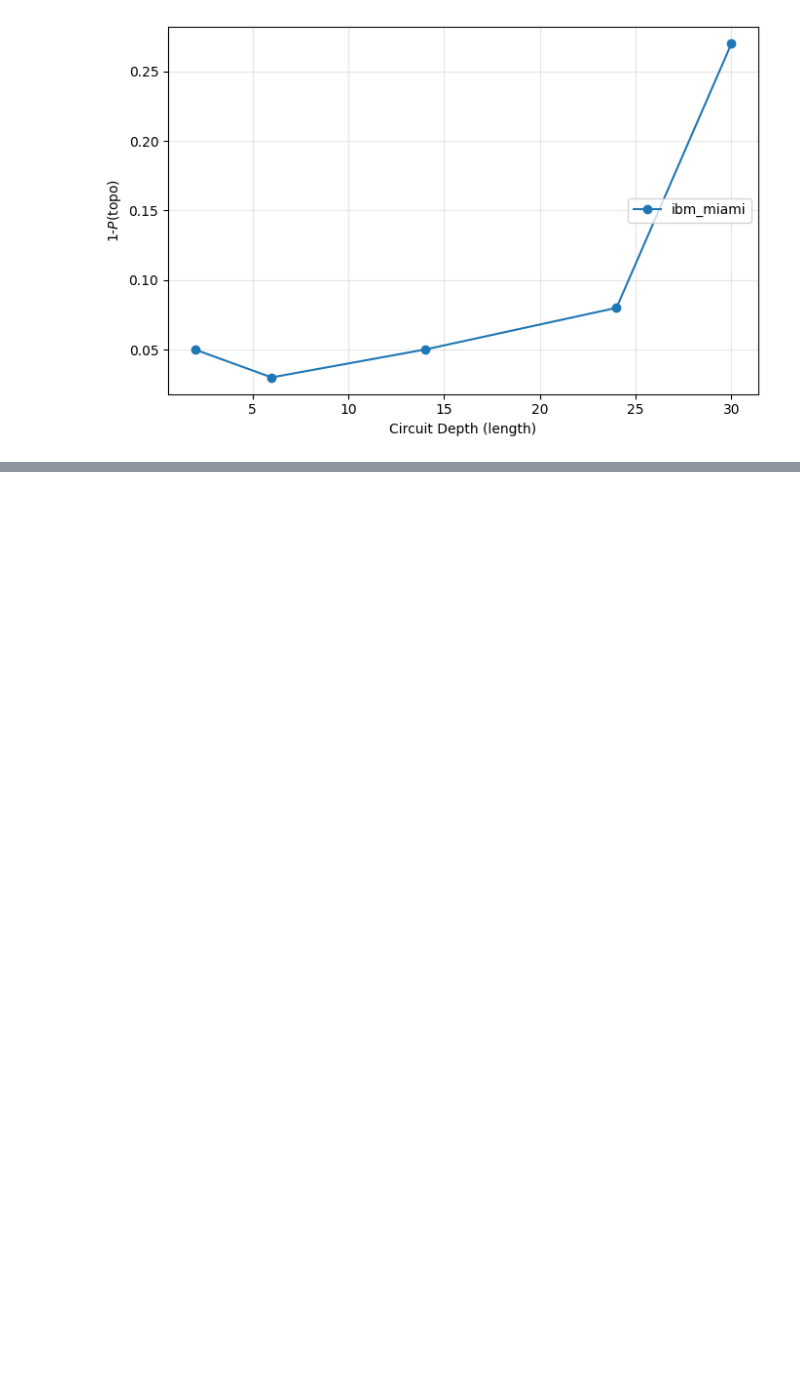
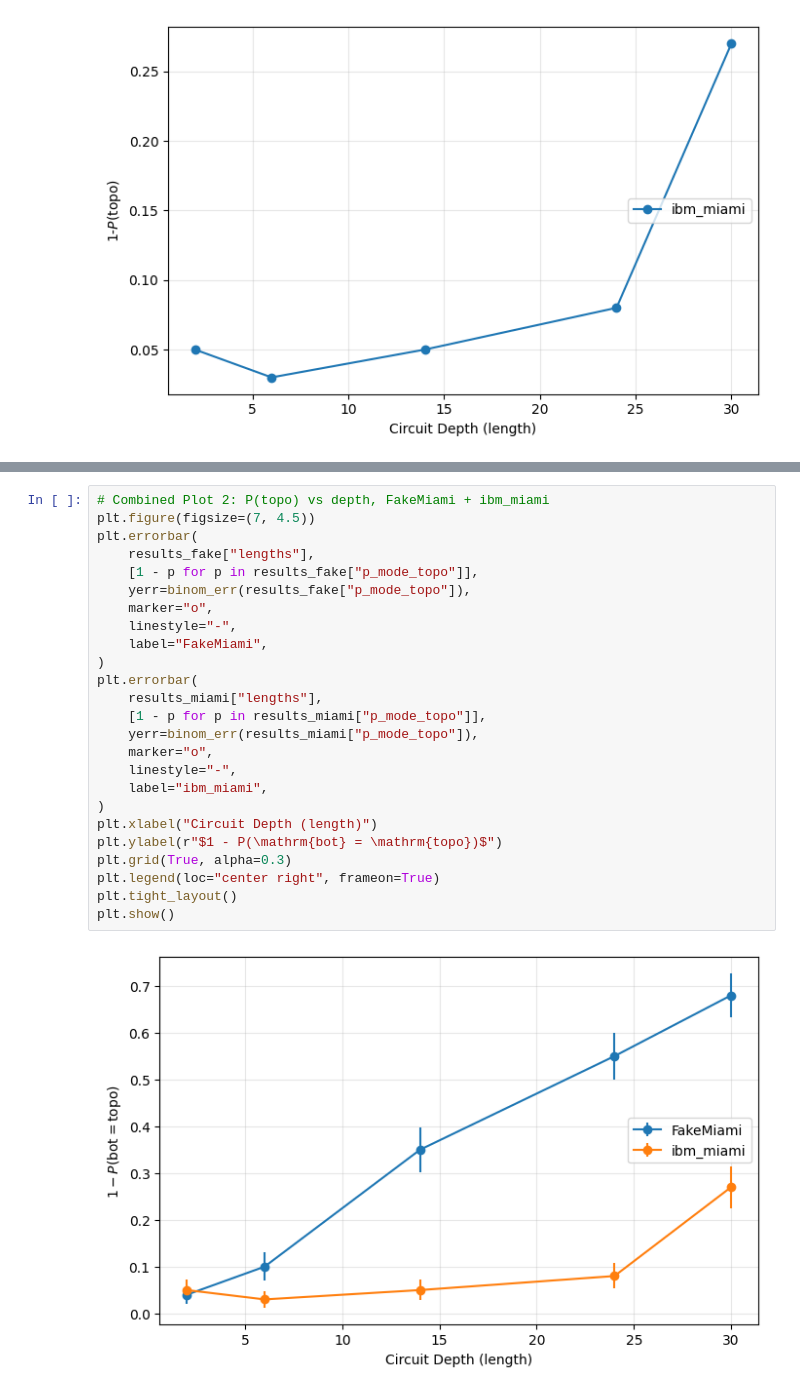
Before and after one commit to moth-quantum/mqa-data, a Jupyter notebook: tmqa-hardware.ipynb, the cells around one changed output, grey strips where cells are left out. Cells and saved outputs as stored; diff of their text form; blank space fills up the shorter version.

```diff
--- a/tmqa-hardware.ipynb
+++ b/tmqa-hardware.ipynb
@@ -307,0 +361,27 @@ plt.show()
+# %%
+# Combined Plot 2: P(topo) vs depth, FakeMiami + ibm_miami
+plt.figure(figsize=(7, 4.5))
+plt.errorbar(
+    results_fake["lengths"],
+    [1 - p for p in results_fake["p_mode_topo"]],
+    yerr=binom_err(results_fake["p_mode_topo"]),
+    marker="o",
+    linestyle="-",
+    label="FakeMiami",
+)
+plt.errorbar(
+    results_miami["lengths"],
+    [1 - p for p in results_miami["p_mode_topo"]],
+    yerr=binom_err(results_miami["p_mode_topo"]),
+    marker="o",
+    linestyle="-",
+    label="ibm_miami",
+)
+plt.xlabel("Circuit Depth (length)")
+plt.ylabel(r"$1 - P(\mathrm{bot} = \mathrm{topo})$")
+plt.grid(True, alpha=0.3)
+plt.legend(loc="center right", frameon=True)
+plt.tight_layout()
+plt.show()
+# %% [output]
+[figure, added]
```
Also changed, not shown: parts of 4 cells of this notebook, 2 other files.
